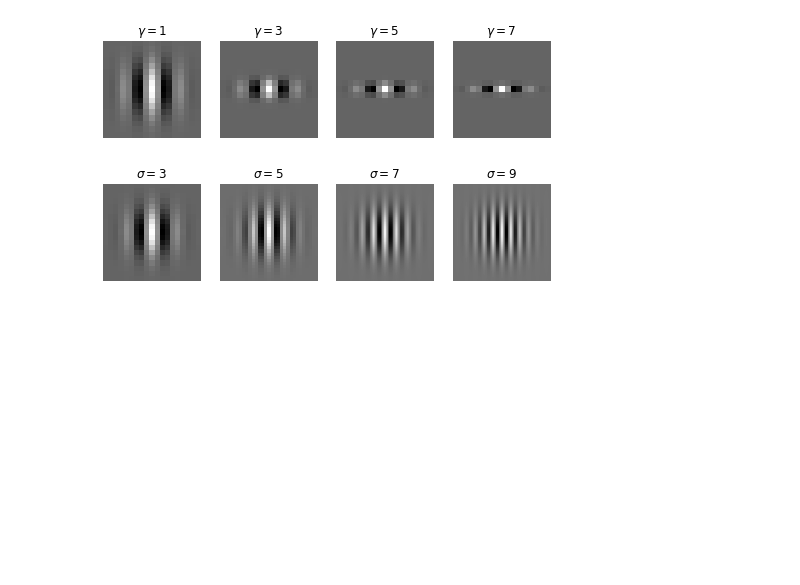
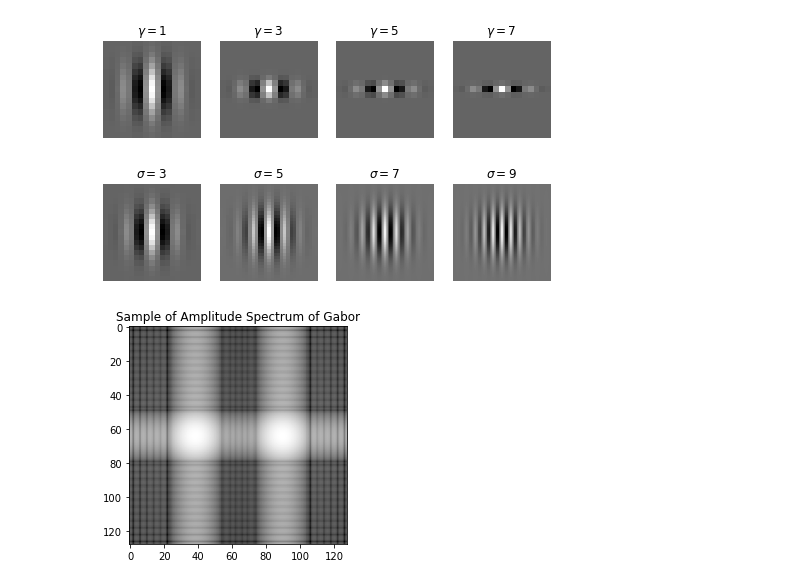
Before and after one commit to z0gSh1u/seu-iau, a Jupyter notebook: gabor/gabor_1.ipynb, the cells around one changed output. Drawn from its saved outputs; the diff is of its cells as text; code cells hidden in the pictures; blank space fills up the shorter version.

```diff
--- a/gabor/gabor_1.ipynb
+++ b/gabor/gabor_1.ipynb
@@ -72,3 +72,10 @@ for i, sigma in enumerate([3, 5, 7, 9]):
 plt.show()
 # %% [output]
 [figure]
+# %%
+fftGabor = np.fft.fftshift(np.fft.fft2(Gabor(5, np.radians(90), 5, 0, 1), s=(128, 128)))
+plt.figure()
+plt.imshow(np.log(np.abs(fftGabor)), cmap='gray'); plt.title('Sample of Amplitude Spectrum of Gabor')
+plt.show()
+# %% [output]
+[figure, added]
```
Also changed, not shown: 13 other files.
